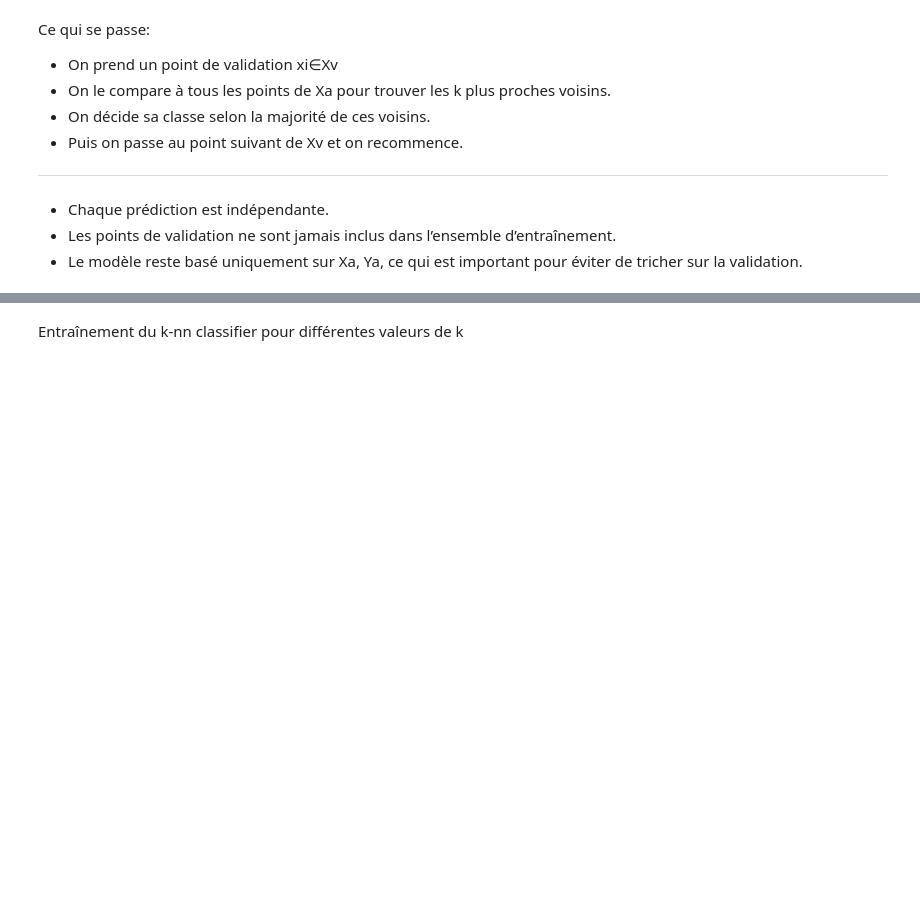
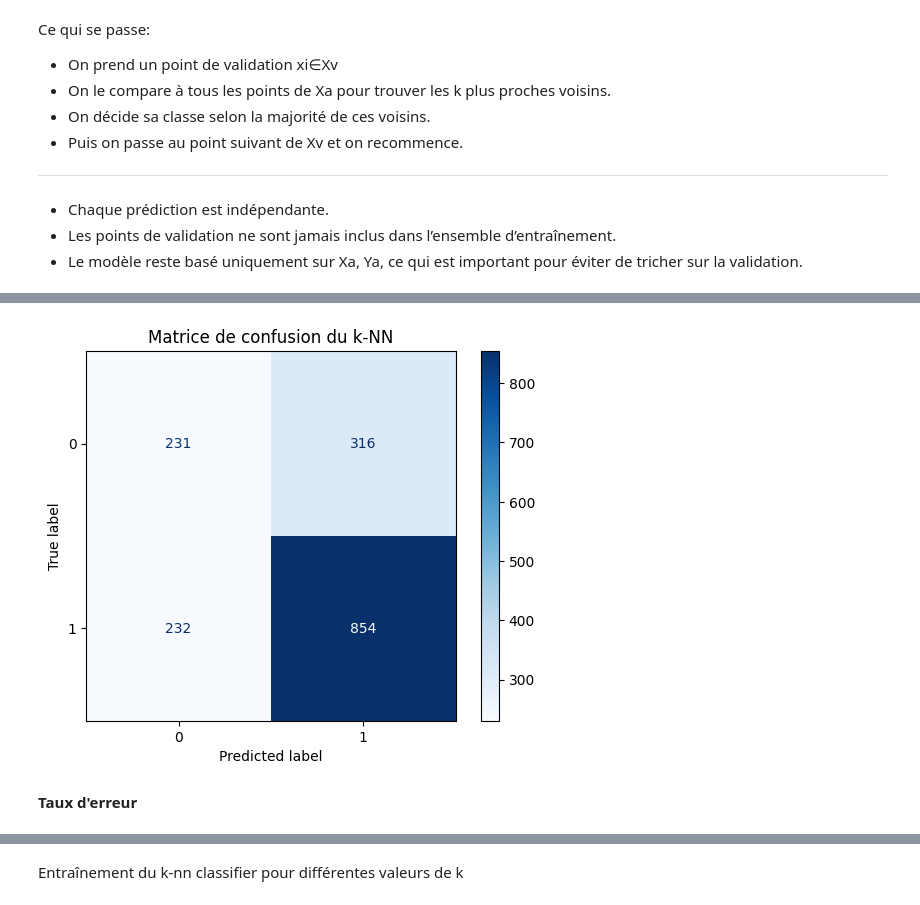
Before and after one commit to nathansourdrille/machine-learning, a Jupyter notebook: Introduction/TP1.ipynb, the cells around one changed output, grey strips where cells are left out. Cells and saved outputs as stored; diff of their text form; code cells hidden in the pictures; blank space fills up the shorter version.

```diff
--- a/Introduction/TP1.ipynb
+++ b/Introduction/TP1.ipynb
@@ -199,3 +324,18 @@ xi∈Xv
+# %%
+from sklearn.metrics import confusion_matrix, ConfusionMatrixDisplay
+
+# Création de la matrice
+cm = confusion_matrix(Yv, Ypred_v)
+
+# Affichage visuel
+disp = ConfusionMatrixDisplay(confusion_matrix=cm)
+disp.plot(cmap='Blues')
+plt.title("Matrice de confusion du k-NN")
+plt.show()
+# %% [output]
+[figure, added]
+# %% [markdown]
+**Taux d'erreur**
 # %%
 from sklearn.metrics import accuracy_score
 error_v = 1 - accuracy_score(Yv, Ypred_v)
```
Also changed, not shown: parts of 48 cells of this notebook.
